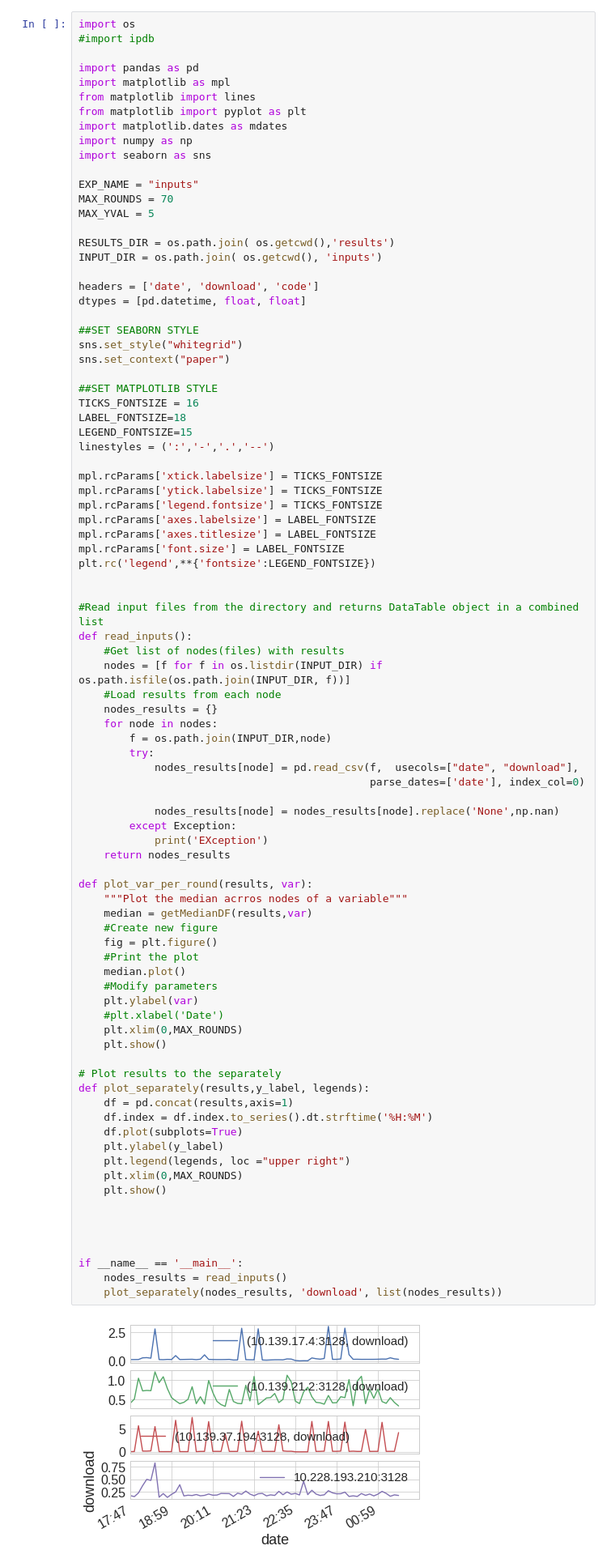
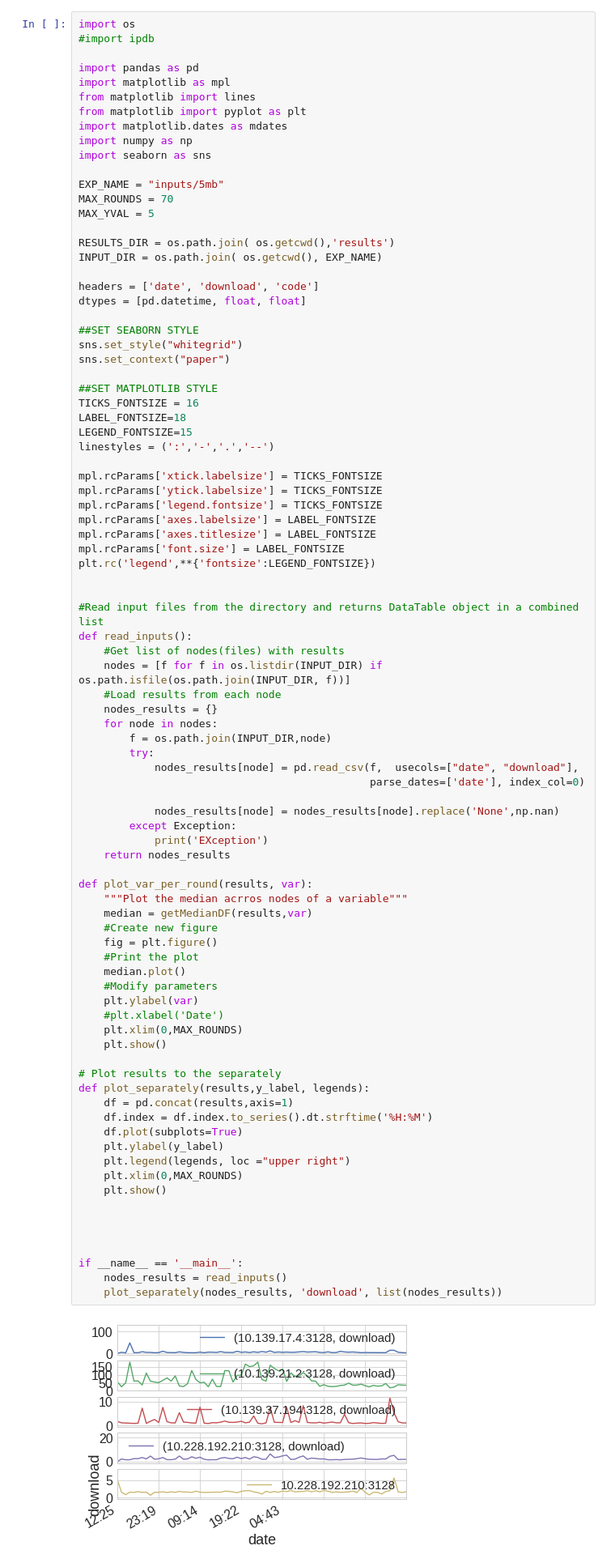
Before and after one commit to khulan8824/shellKhulan, a Jupyter notebook: plots/proxy_plots.ipynb, the cells around one changed output. Shown at 81% size. Drawn from its saved outputs; the diff is of its cells as text.

```diff
--- a/plots/proxy_plots.ipynb
+++ b/plots/proxy_plots.ipynb
@@ -10,12 +10,12 @@ import matplotlib.dates as mdates
 import numpy as np
 import seaborn as sns
 
-EXP_NAME = "inputs"
+EXP_NAME = "inputs/5mb"
 MAX_ROUNDS = 70
 MAX_YVAL = 5
 
 RESULTS_DIR = os.path.join( os.getcwd(),'results')
-INPUT_DIR = os.path.join( os.getcwd(), 'inputs')
+INPUT_DIR = os.path.join( os.getcwd(), EXP_NAME)
 
 headers = ['date', 'download', 'code']
 dtypes = [pd.datetime, float, float]
@@ -59,34 +59,34 @@ def read_inputs():
 def plot_var_per_round(results, var):
     """Plot the median acrros nodes of a variable"""
     median = getMedianDF(results,var)
     #Create new figure
     fig = plt.figure()
     #Print the plot
     median.plot()
     #Modify parameters
     plt.ylabel(var)
     #plt.xlabel('Date')
     plt.xlim(0,MAX_ROUNDS)
     plt.show()
 
 # Plot results to the separately
 def plot_separately(results,y_label, legends):
     df = pd.concat(results,axis=1)
     df.index = df.index.to_series().dt.strftime('%H:%M')
     df.plot(subplots=True)
     plt.ylabel(y_label)
     plt.legend(legends, loc ="upper right")
     plt.xlim(0,MAX_ROUNDS)
     plt.show()
 
 
 
 
 if __name__ == '__main__':
     nodes_results = read_inputs()
     plot_separately(nodes_results, 'download', list(nodes_results))
 # %% [output]
-[figure, old version]
+[figure, new version]
 # %%
 def plot_ecdf(results, var):
     """Plot the ECDF of the median accross the nodes of a variable"""
```
Also changed, not shown: parts of 1 cell of this notebook.
